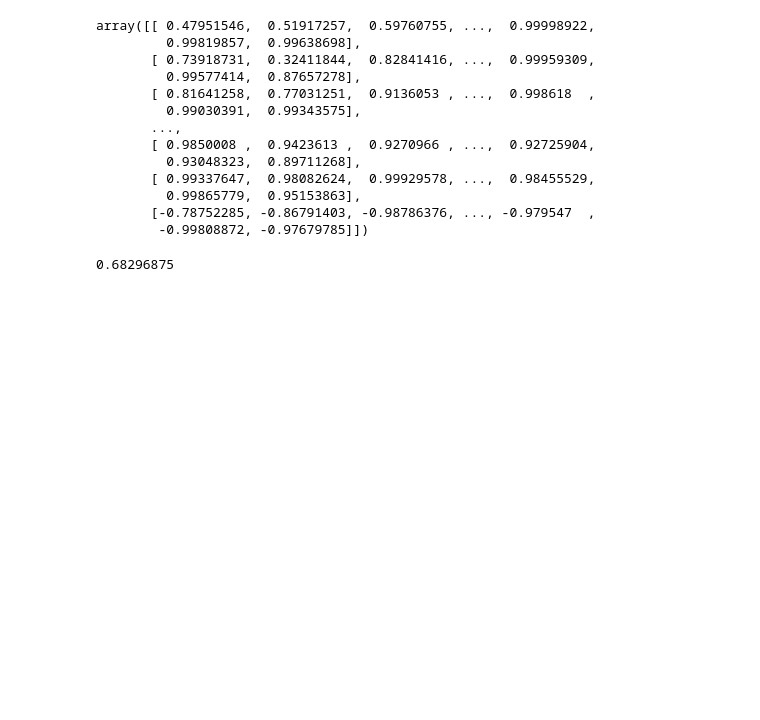
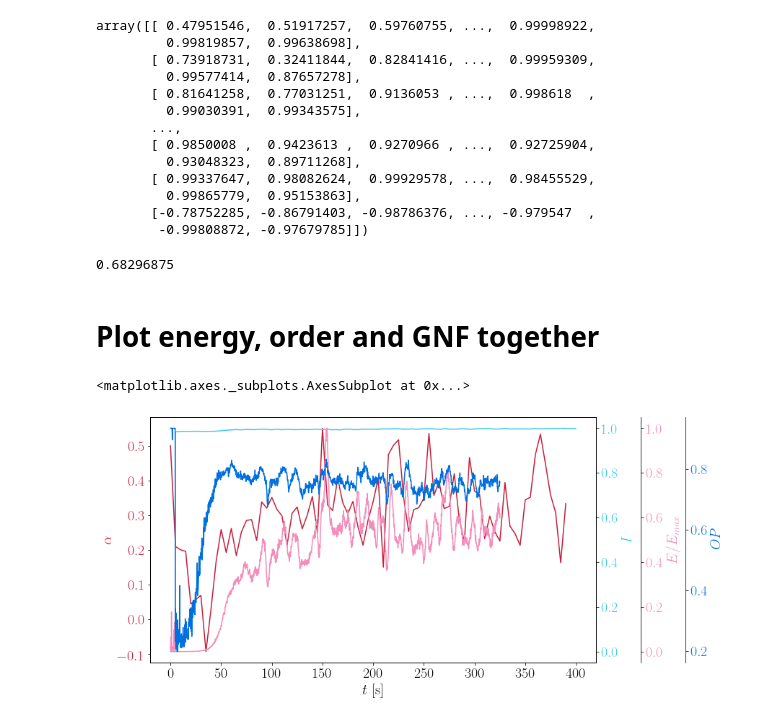
Before and after one commit to ZLoverty/Python, a Jupyter notebook: Correlation/src/fig-2_GNF.ipynb, the cells around one changed output. Cells and saved outputs as stored; diff of their text form; code cells hidden in the pictures; blank space fills up the shorter version.

```diff
--- a/Correlation/src/fig-2_GNF.ipynb
+++ b/Correlation/src/fig-2_GNF.ipynb
@@ -786,7 +786,7 @@ def plot_kinetics(k_data, i_data, lb=3, mpp=0.33, seg_length=100, fps=10):
     ax2.tick_params(axis='y', labelcolor=color)
 
     fig.tight_layout()
-    return fig
+    return fig, ax1
 # %%
 numL = range(0, 5)
 for num in numL:
@@ -942,3 +939,31 @@ I_roi[I_roi < .9] = 0
 np.count_nonzero(I_roi) / col / row
 # %% [output]
 0.68296875
+# %% [markdown]
+# Plot energy, order and GNF together
+# %%
+ax
+# %% [output]
+<matplotlib.axes._subplots.AxesSubplot at 0x...>
+# %%
+matplotlib.rcParams['figure.figsize'] = 13, 6
+eo = pd.read_csv(r'E:\moreData\06232020\energy_order\01\energy_order.csv')
+k = pd.read_csv(r'E:\moreData\06232020\df2_kinetics\i=50\01\kinetics_data.csv')
+i = pd.read_csv(r'E:\moreData\06232020\overall_intensity\01\intensity.csv')
+fig, ax = plot_kinetics(k, i, seg_length=50)
+ax1 = ax.twinx()
+color = wowcolor(6)
+ax1.set_ylabel('$E/E_{max}$', color=color)
+ax1.plot(eo.t, eo.E/eo.E.max(), color=color)
+ax1.tick_params(axis='y', labelcolor=color)
+ax1.spines["right"].set_position(("axes", 1.1))
+ax2 = ax.twinx()
+color = wowcolor(8)
+ax2.set_ylabel('$OP$', color=color)
+ax2.plot(eo.t, eo.OP, color=color)
+ax2.tick_params(axis='y', labelcolor=color)
+ax2.spines["right"].set_position(("axes", 1.2))
+plt.tight_layout()
+fig.savefig(r'E:\Google Drive\Research projects\DF\Figures\fig2-GNF\kinetics_E_OP\60n0.png', dpi=300, fmt='png')
+# %% [output]
+[figure, added]
```
Also changed, not shown: parts of 3 cells of this notebook.
